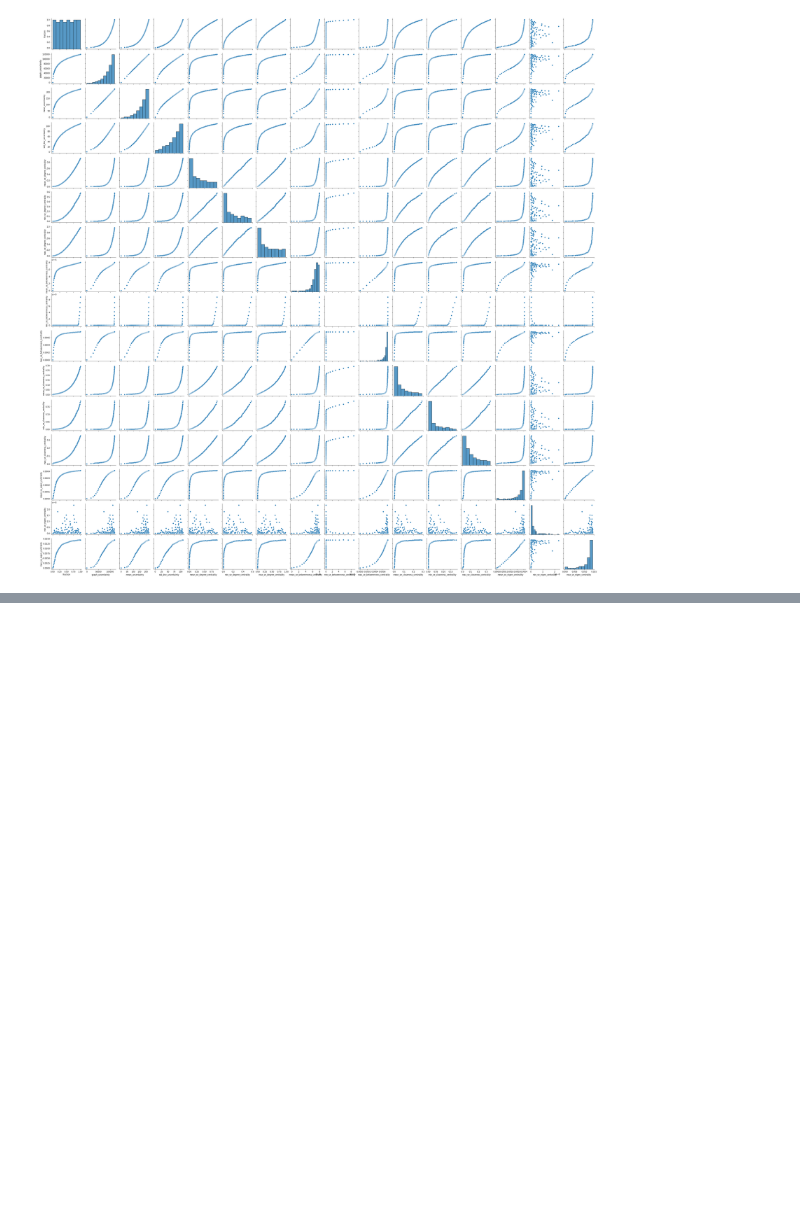
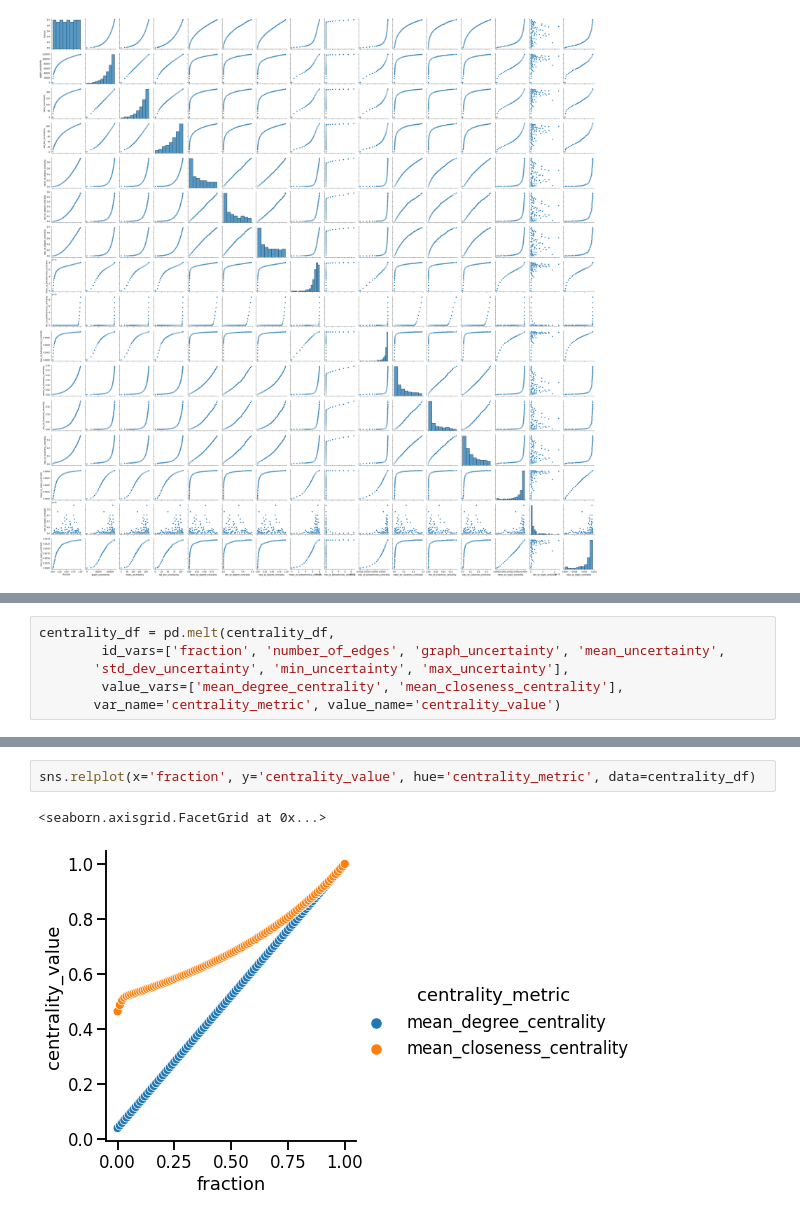
Before and after one commit to lechugaa/noisy-graphs, a Jupyter notebook: noisy_graph_geda.ipynb, the cells around one changed output, grey strips where cells are left out. Drawn from its saved outputs; the diff is of its cells as text; blank space fills up the shorter version.

```diff
--- a/noisy_graph_geda.ipynb
+++ b/noisy_graph_geda.ipynb
@@ -81,0 +113,6 @@ sns.pairplot(ba_df)
+# %%
+centrality_df = pd.melt(centrality_df,
+        id_vars=['fraction', 'number_of_edges', 'graph_uncertainty', 'mean_uncertainty',
+       'std_dev_uncertainty', 'min_uncertainty', 'max_uncertainty'],
+        value_vars=['mean_degree_centrality', 'mean_closeness_centrality'],
+       var_name='centrality_metric', value_name='centrality_value')
@@ -81,0 +128,5 @@ sns.pairplot(ba_df)
+# %%
+sns.relplot(x='fraction', y='centrality_value', hue='centrality_metric', data=centrality_df)
+# %% [output]
+<seaborn.axisgrid.FacetGrid at 0x...>
+[figure, added]
```
Also changed, not shown: parts of 10 cells of this notebook, 3 other files.
